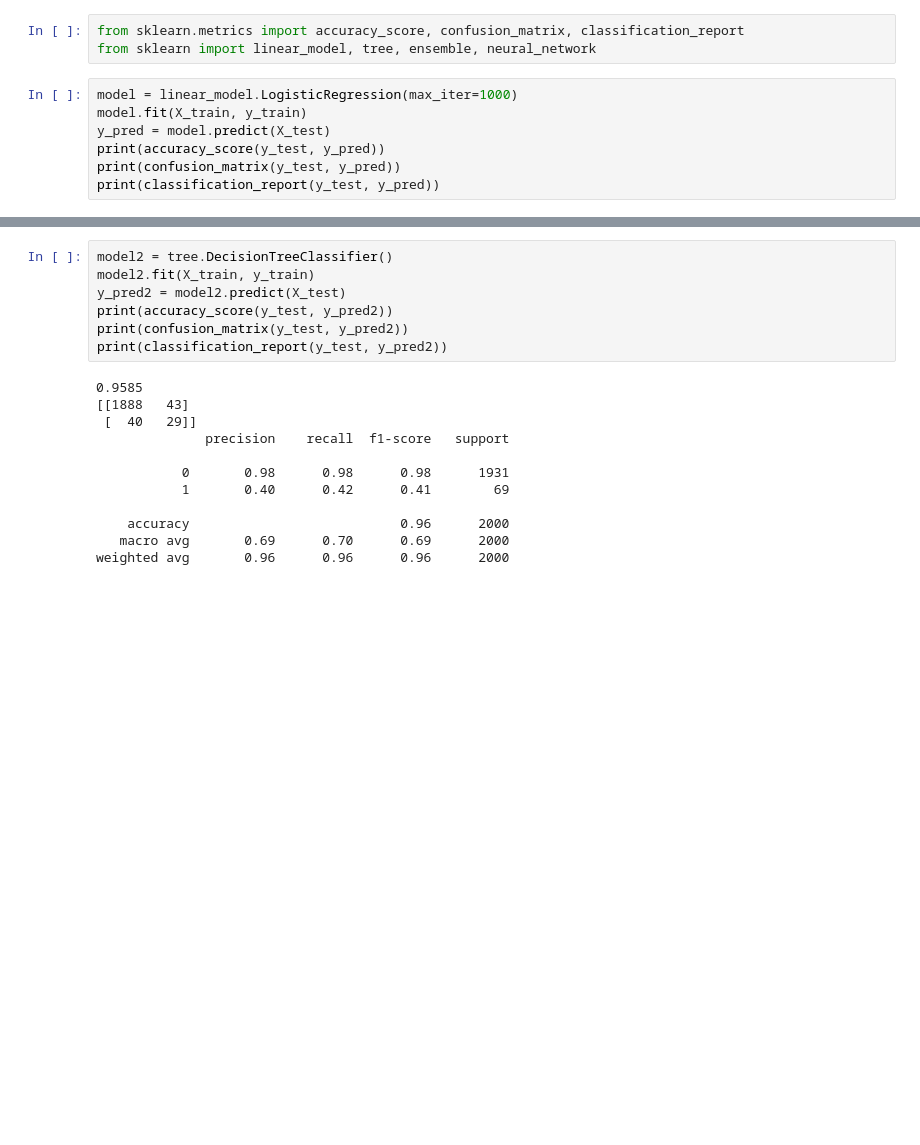
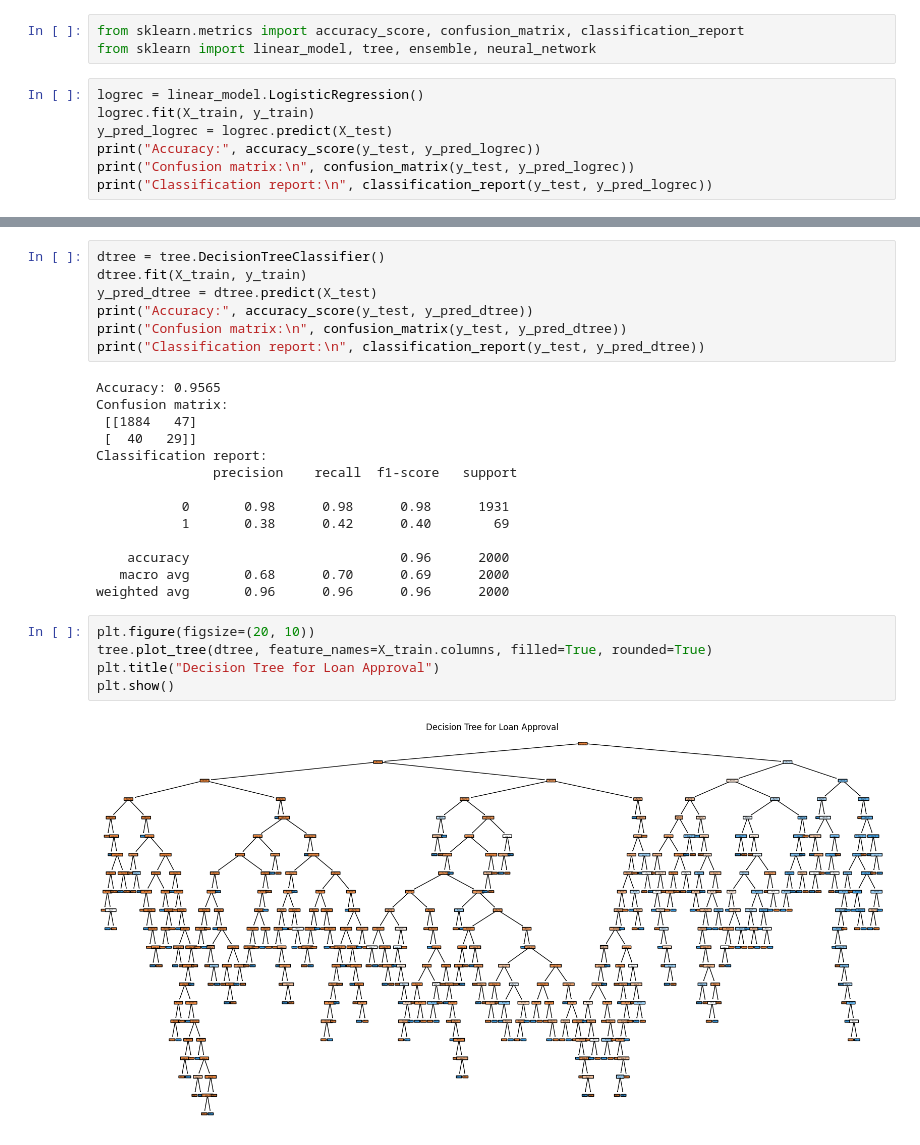
Before and after one commit to zhihaohong52/bc3415, a Jupyter notebook: loan_default.ipynb, the cells around one changed output, grey strips where cells are left out. Saved outputs shown, nothing was run; the diff lists cells and outputs as text; blank space fills up the shorter version.

```diff
--- a/loan_default.ipynb
+++ b/loan_default.ipynb
@@ -138,10 +139,10 @@ X_test['Bank Balance'] = stats.zscore(X_test['Bank Balance'])
 from sklearn.metrics import accuracy_score, confusion_matrix, classification_report
 from sklearn import linear_model, tree, ensemble, neural_network
 # %%
-model = linear_model.LogisticRegression(max_iter=1000)
-model.fit(X_train, y_train)
-y_pred = model.predict(X_test)
-print(accuracy_score(y_test, y_pred))
-print(confusion_matrix(y_test, y_pred))
-print(classification_report(y_test, y_pred))
+logrec = linear_model.LogisticRegression()
+logrec.fit(X_train, y_train)
+y_pred_logrec = logrec.predict(X_test)
+print("Accuracy:", accuracy_score(y_test, y_pred_logrec))
+print("Confusion matrix:\n", confusion_matrix(y_test, y_pred_logrec))
+print("Classification report:\n", classification_report(y_test, y_pred_logrec))
 # %% [output]
@@ -159,19 +170,28 @@ weighted avg       0.93      0.97      0.95      2000
 # %%
-model2 = tree.DecisionTreeClassifier()
-model2.fit(X_train, y_train)
-y_pred2 = model2.predict(X_test)
-print(accuracy_score(y_test, y_pred2))
-print(confusion_matrix(y_test, y_pred2))
-print(classification_report(y_test, y_pred2))
+dtree = tree.DecisionTreeClassifier()
+dtree.fit(X_train, y_train)
+y_pred_dtree = dtree.predict(X_test)
+print("Accuracy:", accuracy_score(y_test, y_pred_dtree))
+print("Confusion matrix:\n", confusion_matrix(y_test, y_pred_dtree))
+print("Classification report:\n", classification_report(y_test, y_pred_dtree))
 # %% [output]
-0.9585
-[[1888   43]
+Accuracy: 0.9565
+Confusion matrix:
+ [[1884   47]
  [  40   29]]
-              precision    recall  f1-score   support
+Classification report:
+               precision    recall  f1-score   support
 
            0       0.98      0.98      0.98      1931
-           1       0.40      0.42      0.41        69
+           1       0.38      0.42      0.40        69
 
     accuracy                           0.96      2000
-   macro avg       0.69      0.70      0.69      2000
+   macro avg       0.68      0.70      0.69      2000
 weighted avg       0.96      0.96      0.96      2000
+# %%
+plt.figure(figsize=(20, 10))
+tree.plot_tree(dtree, feature_names=X_train.columns, filled=True, rounded=True)
+plt.title("Decision Tree for Loan Approval")
+plt.show()
+# %% [output]
+[figure, added]
```
Also changed, not shown: parts of 15 cells of this notebook.
